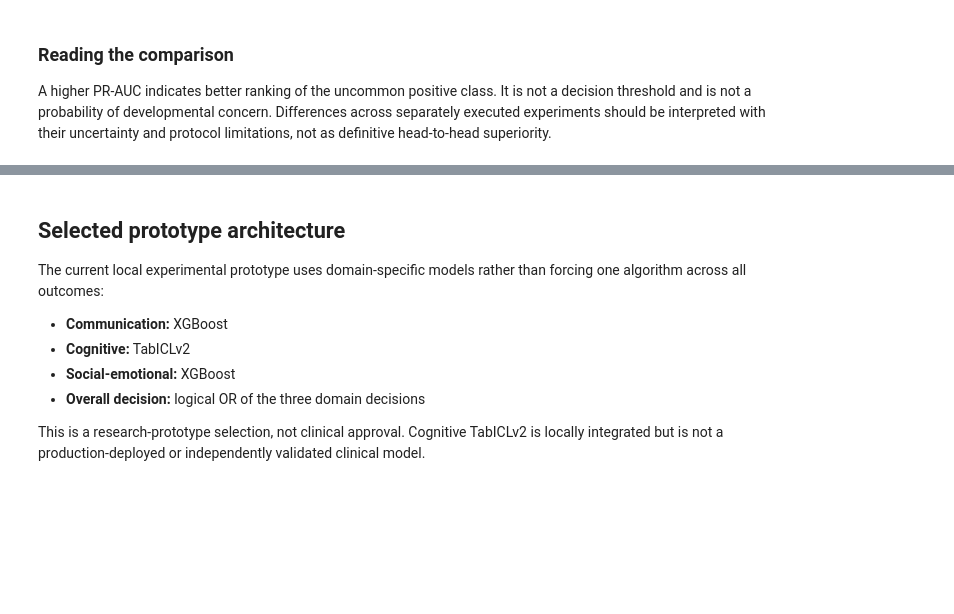
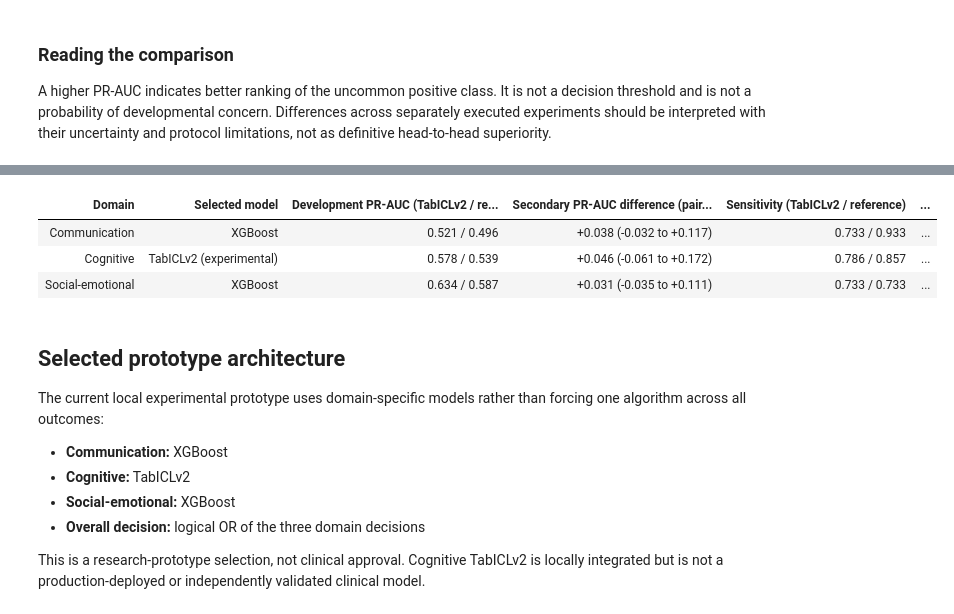
Before and after one commit to JayasankaHirimuthugodage/ResearchComponent, a Jupyter notebook: tmp/notebook-validation/consolidated-research-model-evaluation.executed.ipynb, the cells around one changed output, grey strips where cells are left out. Saved outputs shown, nothing was run; the diff lists cells and outputs as text; code cells hidden in the pictures; blank space fills up the shorter version.

```diff
--- a/tmp/notebook-validation/consolidated-research-model-evaluation.executed.ipynb
+++ b/tmp/notebook-validation/consolidated-research-model-evaluation.executed.ipynb
@@ -183,3 +190,37 @@ display(pd.DataFrame(best_rows).style.hide(axis='index').format({'Value': '{:.3f
+# %%
+secondary_rationale = load_report('secondary-tabiclv2-test-evaluation-report.json')
+rationale_specs = [
+    ('target_communication_concern', 'Communication', 'XGBoost', 'XGBoost',
+     'Retain XGBoost: exploratory PR-AUC evidence did not establish superiority, while sensitivity decreased materially.'),
+    ('target_cognitive_concern', 'Cognitive', 'Logistic Regression', 'TabICLv2 (experimental)',
+     'Retain TabICLv2 only as the finalized experimental Cognitive candidate; fresh independent validation remains required.'),
+    ('target_social_emotional_concern', 'Social-emotional', 'XGBoost', 'XGBoost',
+     'Retain frozen XGBoost: numerical gains were exploratory and insufficient to reopen the completed selection cycle.'),
+]
+rationale_rows = []
+for target, domain, reference, selected, rationale in rationale_specs:
+    tabicl_dev = development.query("Domain == @domain and Algorithm == 'TabICLv2'").iloc[0]
+    reference_dev = development.query('Domain == @domain and Algorithm == @reference').iloc[0]
+    secondary = secondary_rationale['domains'][target]
+    tabicl_test = secondary['tabiclv2']['metrics']
+    reference_test = secondary['original_selected']['metrics']
+    interval = secondary['paired_uncertainty']['tabiclv2_minus_original_95_percentile_intervals']['average_precision_pr_auc']
+    delta = tabicl_test['average_precision_pr_auc'] - reference_test['average_precision_pr_auc']
+    rationale_rows.append({
+        'Domain': domain,
+        'Selected model': selected,
+        'Development PR-AUC (TabICLv2 / reference)': f"{tabicl_dev['average_precision_pr_auc']:.3f} / {reference_dev['average_precision_pr_auc']:.3f}",
+        'Secondary PR-AUC difference (paired 95% CI)': f"{delta:+.3f} ({interval['lower']:+.3f} to {interval['upper']:+.3f})",
+        'Sensitivity (TabICLv2 / reference)': f"{tabicl_test['sensitivity']:.3f} / {reference_test['sensitivity']:.3f}",
+        'F1 (TabICLv2 / reference)': f"{tabicl_test['f1']:.3f} / {reference_test['f1']:.3f}",
+        'Decision rationale': rationale,
+    })
+display(pd.DataFrame(rationale_rows).style.hide(axis='index').set_properties(subset=['Decision rationale'], **{'text-align': 'left'}))
+# %% [output]
+| Domain | Selected model | Development PR-AUC (TabICLv2 / re... | Secondary PR-AUC difference (pair... | Sensitivity (TabICLv2 / reference) | ... |
+| Communication | XGBoost | 0.521 / 0.496 | +0.038 (-0.032 to +0.117) | 0.733 / 0.933 | ... |
+| Cognitive | TabICLv2 (experimental) | 0.578 / 0.539 | +0.046 (-0.061 to +0.172) | 0.786 / 0.857 | ... |
+| Social-emotional | XGBoost | 0.634 / 0.587 | +0.031 (-0.035 to +0.111) | 0.733 / 0.733 | ... |
 # %% [markdown]
 ## Selected prototype architecture
 
```
Also changed, not shown: parts of 8 cells of this notebook, 1 other file.
